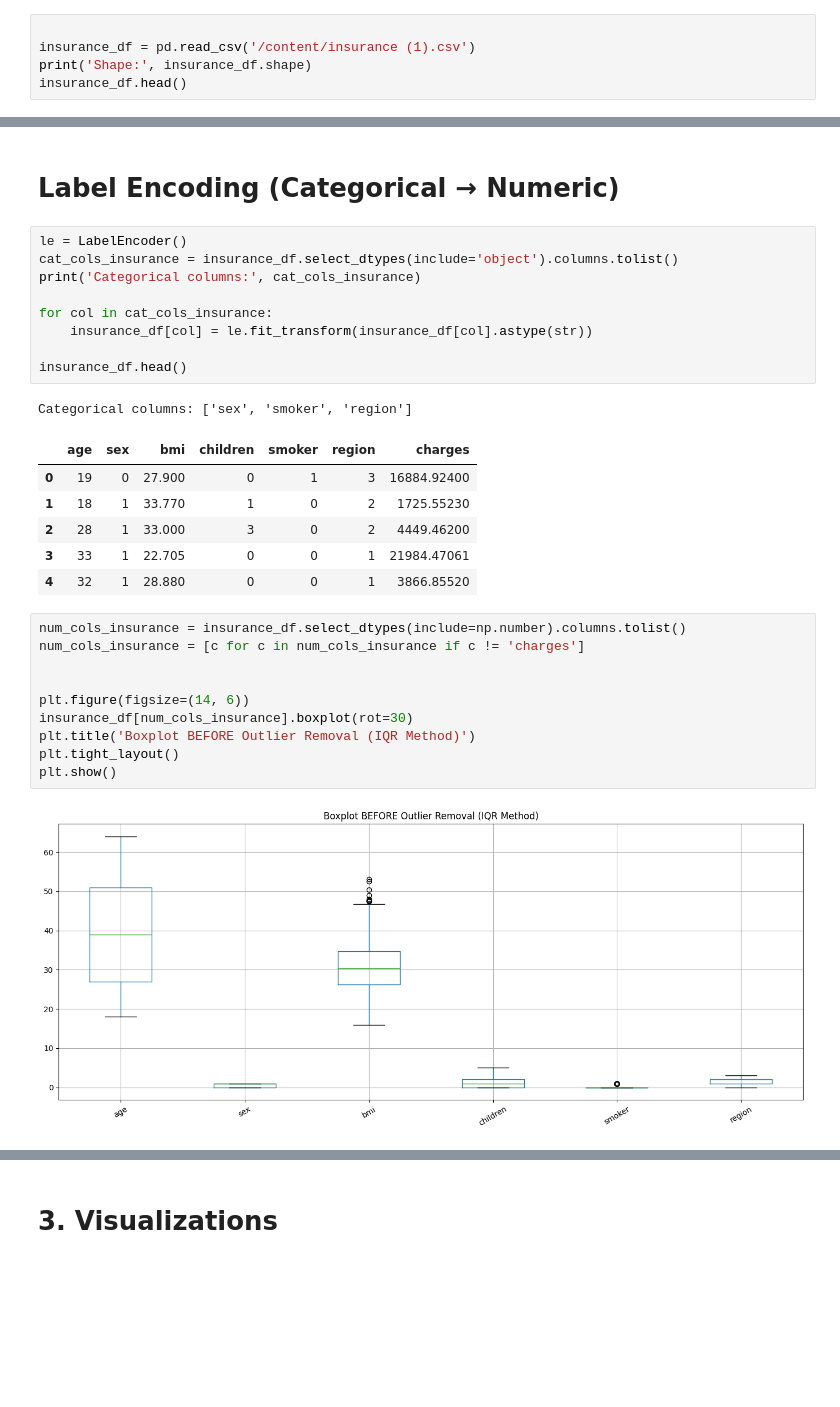
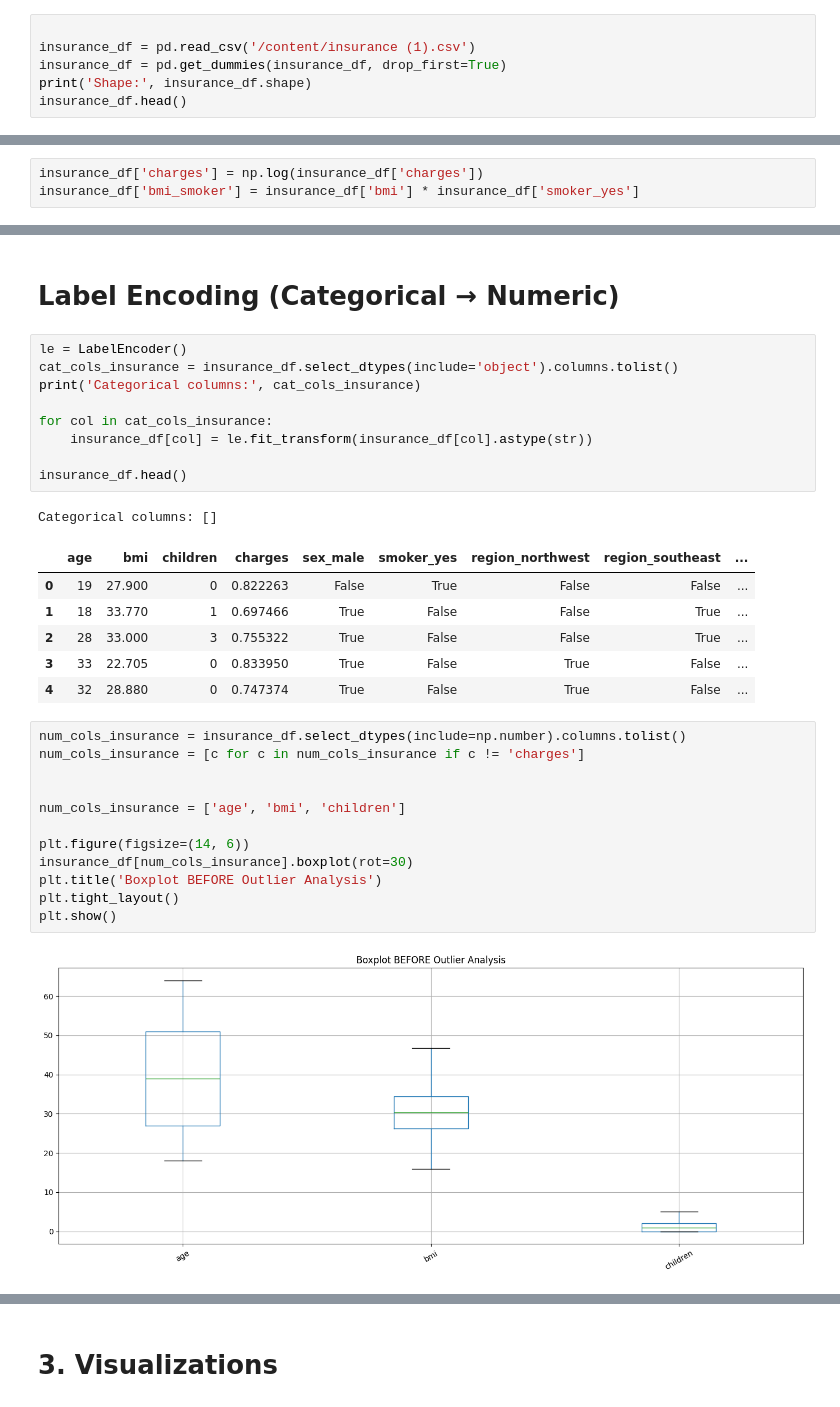
Before and after one commit to HimanshuSingh0912/MedicalCostPrediction, a Jupyter notebook: MedicalCostPrediction.ipynb, the cells around one changed output, grey strips where cells are left out. Drawn from its saved outputs; the diff is of its cells as text; blank space fills up the shorter version.

```diff
--- a/MedicalCostPrediction.ipynb
+++ b/MedicalCostPrediction.ipynb
@@ -18,6 +17,7 @@ from sklearn.metrics import mean_absolute_error, mean_squared_error,r2_score
 # %%
 
 insurance_df = pd.read_csv('/content/insurance (1).csv')
+insurance_df = pd.get_dummies(insurance_df, drop_first=True)
 print('Shape:', insurance_df.shape)
 insurance_df.head()
 # %% [output]
@@ -59,6 +61,9 @@ insurance_df.describe()
 | 50% | 39.000000 | 30.400000 | 1.000000 | 9382.033000 |
 | 75% | 51.000000 | 34.693750 | 2.000000 | 16639.912515 |
 | max | 64.000000 | 53.130000 | 5.000000 | 63770.428010 |
+# %%
+insurance_df['charges'] = np.log(insurance_df['charges'])
+insurance_df['bmi_smoker'] = insurance_df['bmi'] * insurance_df['smoker_yes']
 # %% [markdown]
 # **2. Data Cleaning and Preprocessing**
 # %%
@@ -87,23 +95,25 @@ for col in cat_cols_insurance:
 
 insurance_df.head()
 # %% [output]
-Categorical columns: ['sex', 'smoker', 'region']
+Categorical columns: []
-|  | age | sex | bmi | children | smoker | region | charges |
-| 0 | 19 | 0 | 27.900 | 0 | 1 | 3 | 16884.92400 |
-| 1 | 18 | 1 | 33.770 | 1 | 0 | 2 | 1725.55230 |
-| 2 | 28 | 1 | 33.000 | 3 | 0 | 2 | 4449.46200 |
-| 3 | 33 | 1 | 22.705 | 0 | 0 | 1 | 21984.47061 |
-| 4 | 32 | 1 | 28.880 | 0 | 0 | 1 | 3866.85520 |
+|  | age | bmi | children | charges | sex_male | smoker_yes | region_northwest | region_southeast | ... |
+| 0 | 19 | 27.900 | 0 | 0.822263 | False | True | False | False | ... |
+| 1 | 18 | 33.770 | 1 | 0.697466 | True | False | False | True | ... |
+| 2 | 28 | 33.000 | 3 | 0.755322 | True | False | False | True | ... |
+| 3 | 33 | 22.705 | 0 | 0.833950 | True | False | True | False | ... |
+| 4 | 32 | 28.880 | 0 | 0.747374 | True | False | True | False | ... |
 # %%
 num_cols_insurance = insurance_df.select_dtypes(include=np.number).columns.tolist()
 num_cols_insurance = [c for c in num_cols_insurance if c != 'charges']
 
 
+num_cols_insurance = ['age', 'bmi', 'children']
+
 plt.figure(figsize=(14, 6))
 insurance_df[num_cols_insurance].boxplot(rot=30)
-plt.title('Boxplot BEFORE Outlier Removal (IQR Method)')
+plt.title('Boxplot BEFORE Outlier Analysis')
 plt.tight_layout()
 plt.show()
 # %% [output]
-[figure, old version]
+[figure, new version]
 # %%
```
Also changed, not shown: parts of 10 cells of this notebook.
